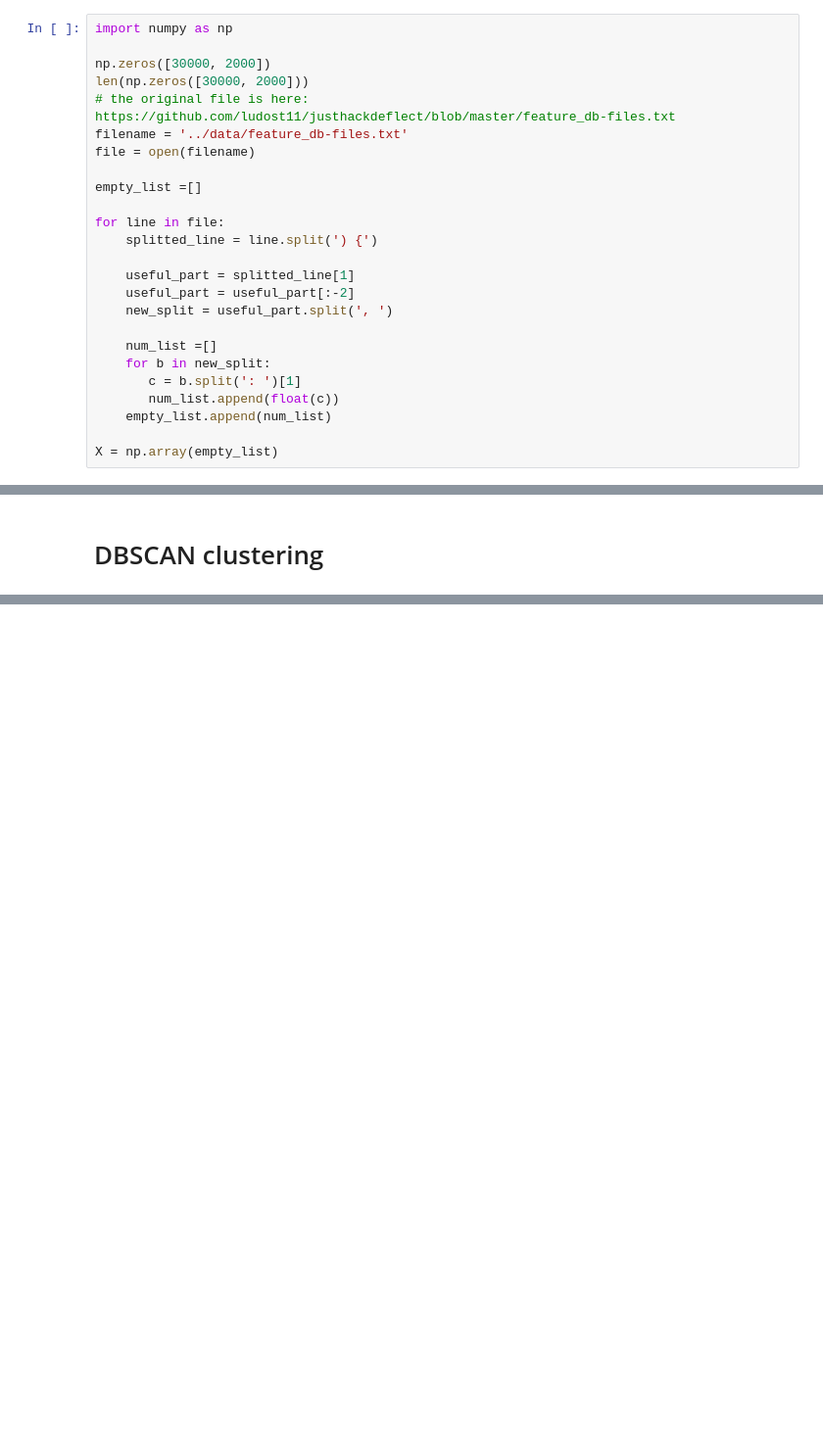
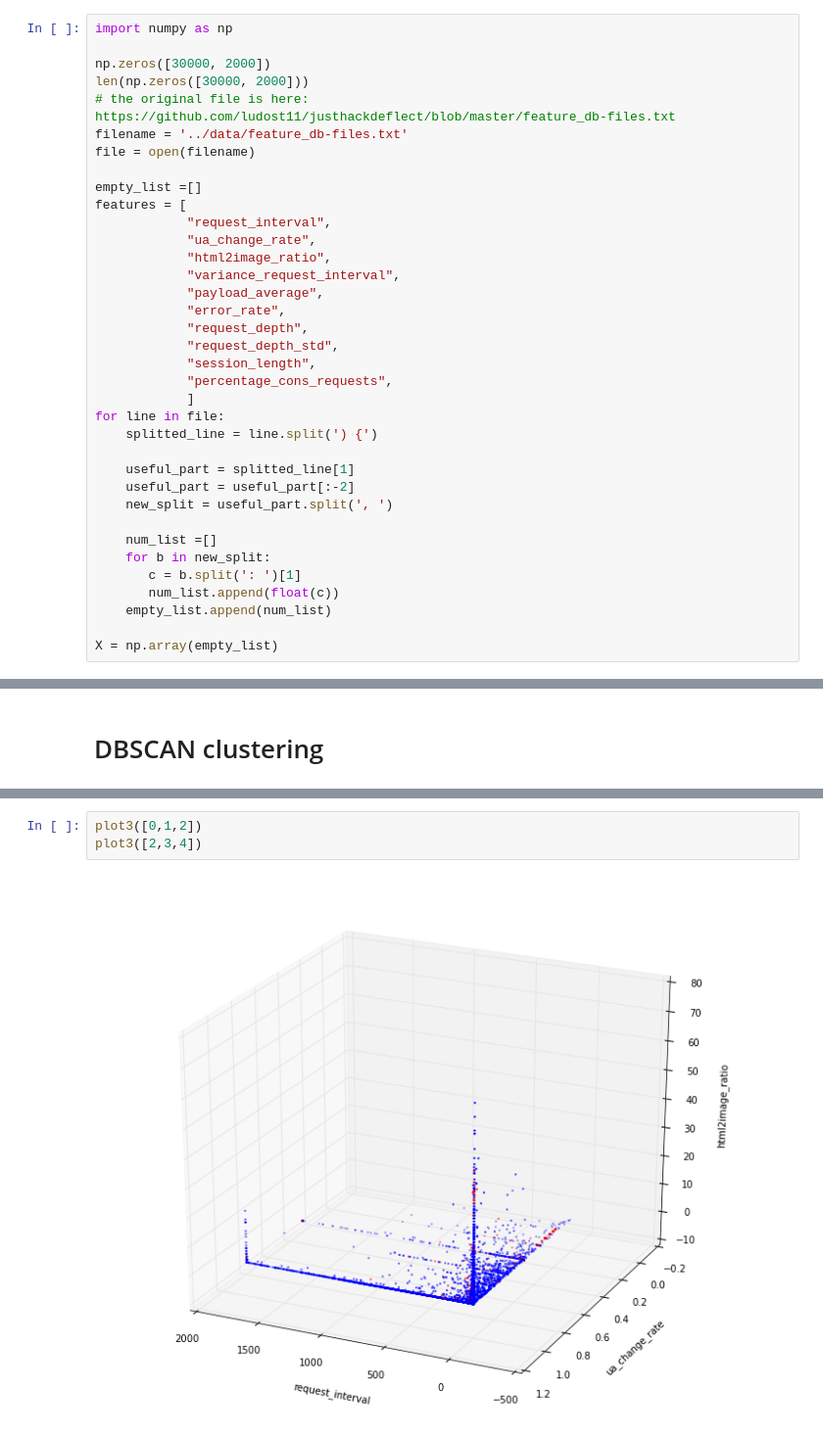
Before and after one commit to equalitie/BotHound, a Jupyter notebook: ipython/Clustering.ipynb, the cells around one changed output, grey strips where cells are left out. Shown: that part at 98% size. Saved outputs shown, nothing was run; the diff lists cells and outputs as text; blank space fills up the shorter version.

```diff
--- a/ipython/Clustering.ipynb
+++ b/ipython/Clustering.ipynb
@@ -14,7 +14,18 @@ filename = '../data/feature_db-files.txt'
 file = open(filename)
 
 empty_list =[]
-
+features = [
+            "request_interval",
+            "ua_change_rate",
+            "html2image_ratio",
+            "variance_request_interval",
+            "payload_average",
+            "error_rate",
+            "request_depth",
+            "request_depth_std",
+            "session_length",
+            "percentage_cons_requests",
+            ]
 for line in file:
     splitted_line = line.split(') {')
 
@@ -204,0 +273,5 @@ ax.plot(class3[:,0],class3[:,1],class3[:,2],'o')
+# %%
+plot3([0,1,2])
+plot3([2,3,4])
+# %% [output]
+[figure, added]
```
Also changed, not shown: parts of 14 cells of this notebook.
